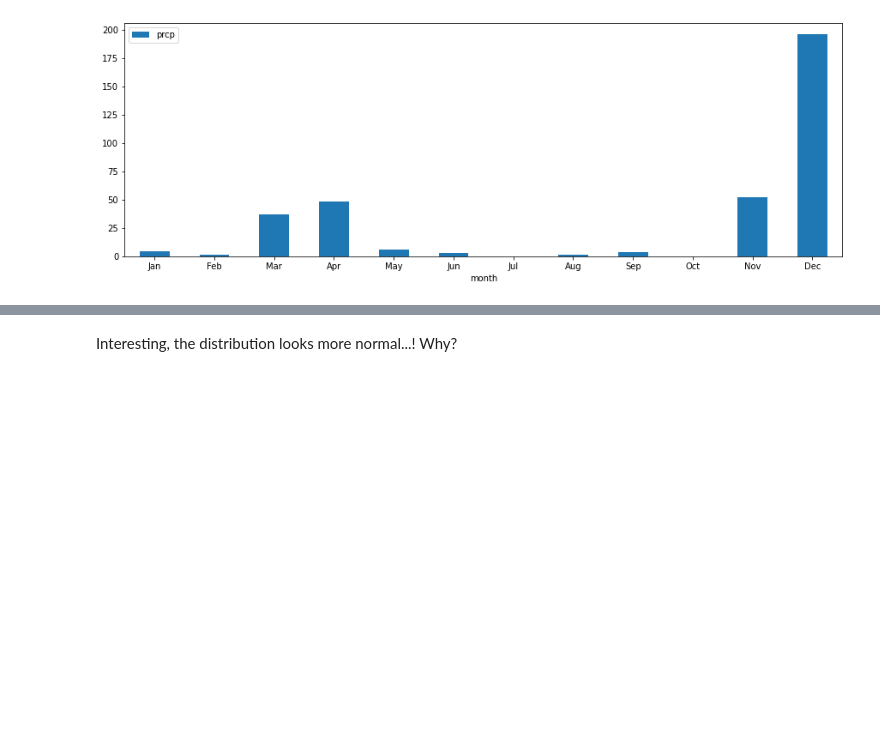
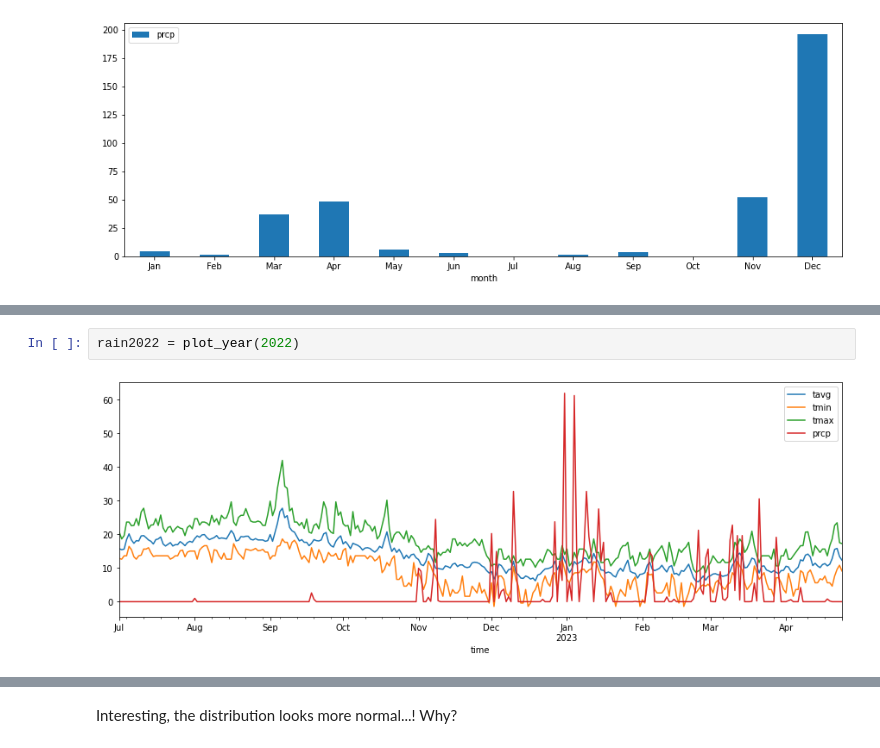
Before and after one commit to stanford-mse-125/demos, a Jupyter notebook: bootstrap.ipynb, the cells around one changed output, grey strips where cells are left out. Cells and saved outputs as stored; diff of their text form; blank space fills up the shorter version.

```diff
--- a/bootstrap.ipynb
+++ b/bootstrap.ipynb
@@ -124,3 +168,7 @@ rain2000 = plot_year(2000)
+# %%
+rain2022 = plot_year(2022)
+# %% [output]
+[figure, added]
 # %%
 # pick a year to analyze
 rain = rain2000
```
Also changed, not shown: parts of 19 cells of this notebook, 1 other file.
